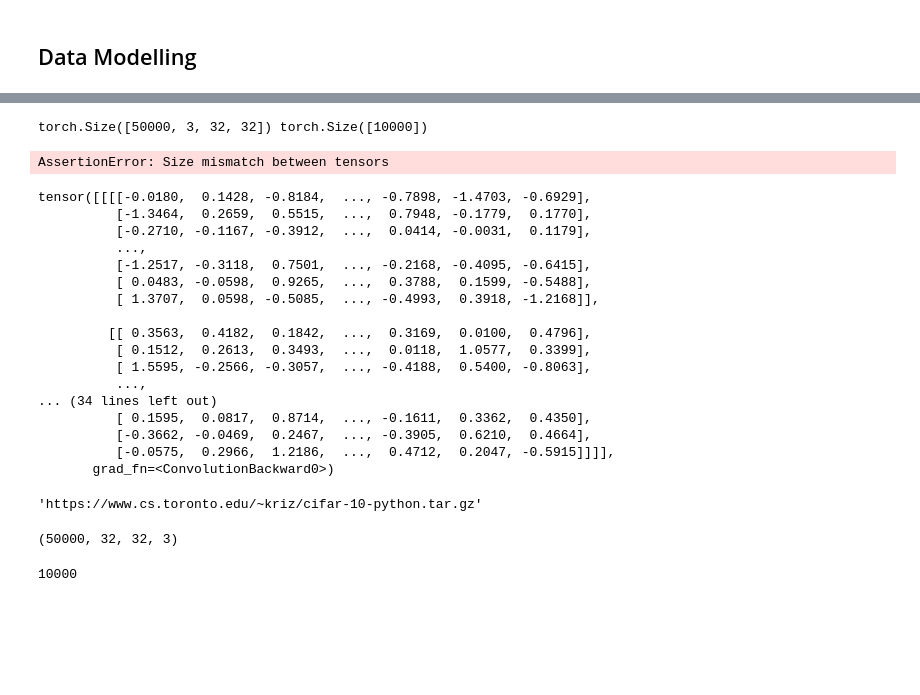
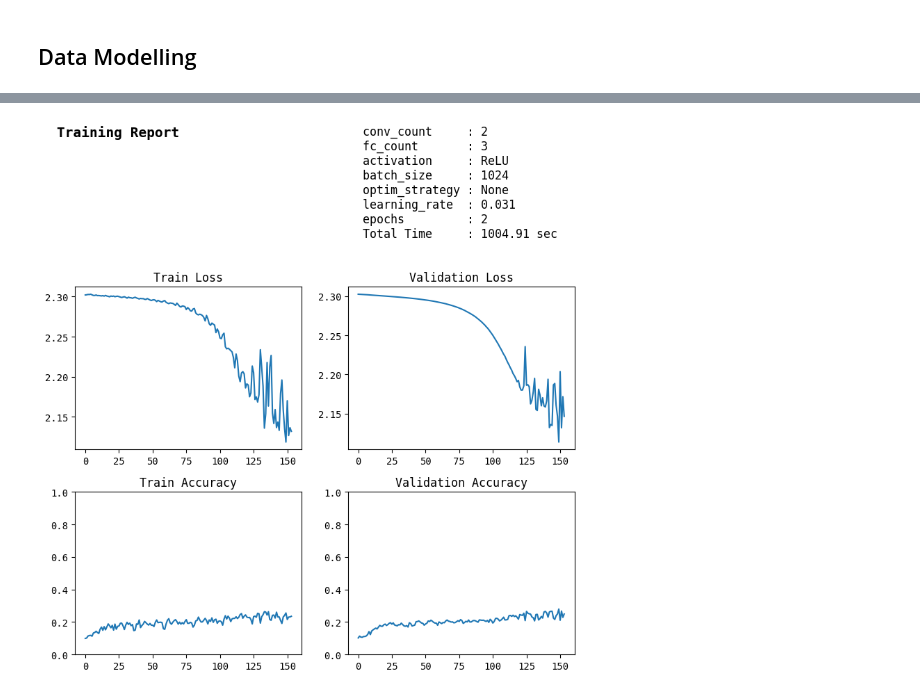
Before and after one commit to Minecraftian14/dl-cmp-cifar-10, a Jupyter notebook: DNN_MP01_ComparCifar10.ipynb, the cells around one changed output, grey strips where cells are left out. Cells and saved outputs as stored; diff of their text form; code cells hidden in the pictures; blank space fills up the shorter version.

```diff
--- a/DNN_MP01_ComparCifar10.ipynb
+++ b/DNN_MP01_ComparCifar10.ipynb
@@ -361,6 +424,7 @@ statement(kv("Test Set Size", len(ds_test.data)))
 # %%
 def data_step(device):
-    device = torch.device(device)
+    if isinstance(device, str):
+      device = torch.device(device)
 
     tensor_train_x = torch.tensor(train_x, dtype=torch.float32, device=device)
     tensor_train_y = torch.tensor(train_y, dtype=torch.long, device=device)
@@ -371,12 +435,11 @@ def data_step(device):
 
     dataset_train = tutils.data.TensorDataset(tensor_train_x, tensor_train_y)
     dataset_val = tutils.data.TensorDataset(tensor_val_x, tensor_val_y)
-    print(tensor_test_x.shape, tensor_test_y.shape)
     dataset_test = tutils.data.TensorDataset(tensor_test_x, tensor_test_y)
 
     return dataset_train, dataset_val, dataset_test
 # %%
-def batch_step(batch_size, *datasets):
+def batch_step(batch_size, num_workers, *datasets):
     dataset_train, dataset_val, dataset_test = datasets
     reset_seed()
 
@@ -385,7 +448,7 @@ def batch_step(batch_size, *datasets):
 
     loader_train = tutils.data.DataLoader \
         (dataset_train, batch_size=batch_size,
-         shuffle=True, pin_memory=True, num_workers=4)
+         shuffle=True, pin_memory=True, num_workers=num_workers)
     loader_val = tutils.data.DataLoader \
         (dataset_val, batch_size=len(dataset_val),
          shuffle=False, pin_memory=True)
@@ -411,7 +474,8 @@ def model_step(n_convs, n_fcs, i_act, n_cls, device):
                 layers.append(nn.MaxPool2d(kernel_size=2, stride=2))
 
             layers.append(nn.Flatten())
-            _flat_in = 30 // (2 ** n_convs)
+            _flat_in = (32 * 32 * 32) // ((2 ** n_convs) ** 2)
+            #           w    h    c        2    n           wxh
             layers.append(nn.Linear(_flat_in, 1024, device=device))
             layers.append(i_act())
 
@@ -535,49 +600,23 @@ def run_experiment(
         histories['total_time'] += history['total_time']
     return histories
 # %%
-h = run_experiment(
-    conv_count=2, fc_count=3, activation=nn.ReLU,
-    batch_size=1024,
-    optim_strategy=None,
-    learning_rate=0.01,
-    device='cpu',
-    epochs=1, limit=1,
+# 1.66 s/it on cpu
+# ??? on gpu
+# ??? on xla ( Unabel to run :( )
+loss_fn = nn.CrossEntropyLoss()
+
+history = run_experiment(
+        conv_count=2, fc_count=3, activation=nn.ReLU,
+        batch_size=1024, num_workers=0,
+        optim_strategy=None,
+        learning_rate=0.031,
+        device='cpu', # 'cpu', 'cuda', 'xla'
+        model=history['model'],
+        epochs=4, limit=None,
+        histories=history
 )
+
+prepare_report(history)
+chime.info()
 # %% [output]
-torch.Size([50000, 3, 32, 32]) torch.Size([10000])
-AssertionError: Size mismatch between tensors
+[figure, added]
-# %%
-nn.Conv2d(3, 32, kernel_size=3)(torch.randn(1, 3, 32, 32))
-# %% [output]
-tensor([[[[-0.0180,  0.1428, -0.8184,  ..., -0.7898, -1.4703, -0.6929],
-          [-1.3464,  0.2659,  0.5515,  ...,  0.7948, -0.1779,  0.1770],
-          [-0.2710, -0.1167, -0.3912,  ...,  0.0414, -0.0031,  0.1179],
-          ...,
-          [-1.2517, -0.3118,  0.7501,  ..., -0.2168, -0.4095, -0.6415],
-          [ 0.0483, -0.0598,  0.9265,  ...,  0.3788,  0.1599, -0.5488],
-          [ 1.3707,  0.0598, -0.5085,  ..., -0.4993,  0.3918, -1.2168]],
-
-         [[ 0.3563,  0.4182,  0.1842,  ...,  0.3169,  0.0100,  0.4796],
-          [ 0.1512,  0.2613,  0.3493,  ...,  0.0118,  1.0577,  0.3399],
-          [ 1.5595, -0.2566, -0.3057,  ..., -0.4188,  0.5400, -0.8063],
-          ...,
-... (34 lines left out)
-          [ 0.1595,  0.0817,  0.8714,  ..., -0.1611,  0.3362,  0.4350],
-          [-0.3662, -0.0469,  0.2467,  ..., -0.3905,  0.6210,  0.4664],
-          [-0.0575,  0.2966,  1.2186,  ...,  0.4712,  0.2047, -0.5915]]]],
-       grad_fn=<ConvolutionBackward0>)
-# %%
-ds_train.classes
-ds_train.data
-ds_train.targets
-ds_train.url
-# %% [output]
-'https://www.cs.toronto.edu/~kriz/cifar-10-python.tar.gz'
-# %%
-ds_train.data.shape
-# %% [output]
-(50000, 32, 32, 3)
-# %%
-len(ds_test.targets)
-# %% [output]
-10000
```
Also changed, not shown: parts of 25 cells of this notebook, 1 other file.
